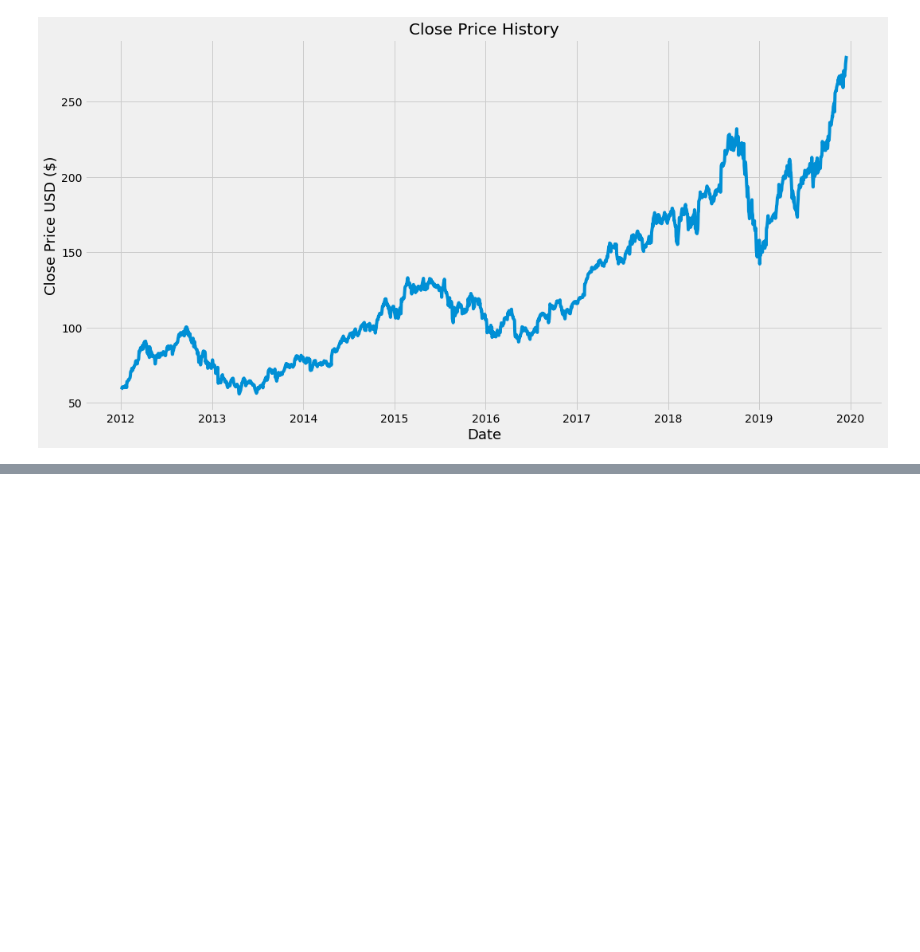
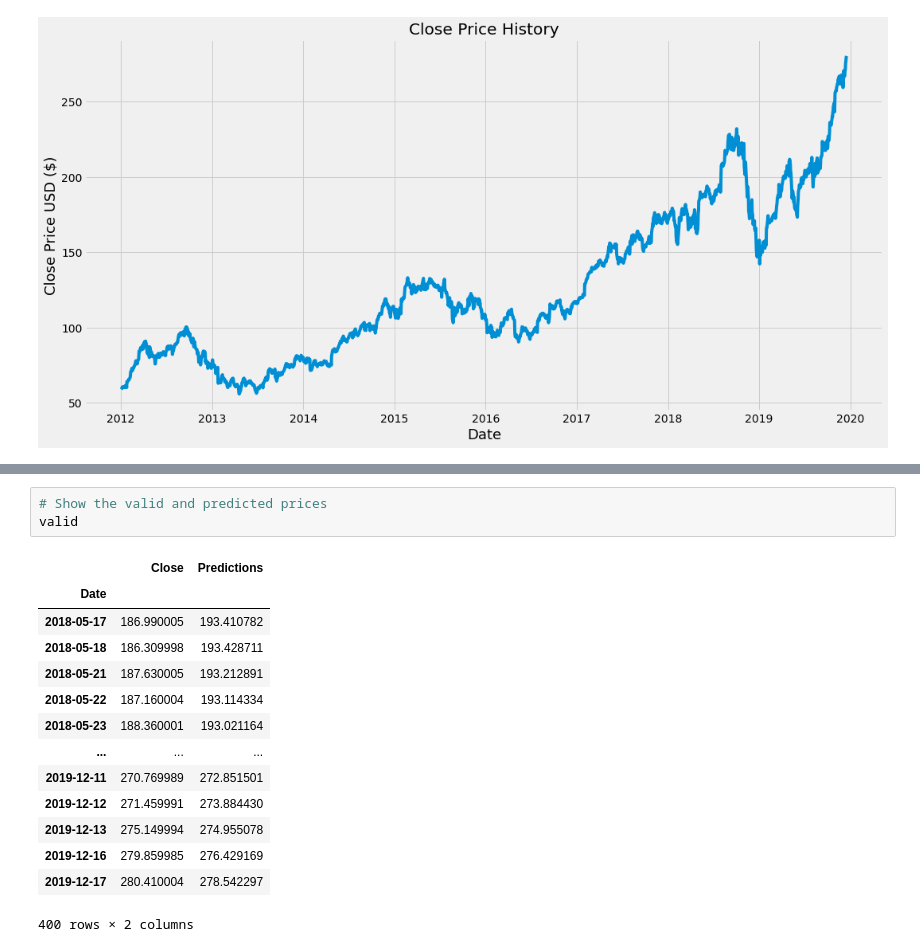
Before and after one commit to patricklee90/AIRAStock, a Jupyter notebook: Tutorial/[Youtube - Computer Science] Stock Tutorial/2- Stock Price Prediction Using Python & Machine Learning/preprocessing.ipynb, the cells around one changed output, grey strips where cells are left out. Cells and saved outputs as stored; diff of their text form; blank space fills up the shorter version.

```diff
--- a/Tutorial/[Youtube - Computer Science] Stock Tutorial/2- Stock Price Prediction Using Python & Machine Learning/preprocessing.ipynb
+++ b/Tutorial/[Youtube - Computer Science] Stock Tutorial/2- Stock Price Prediction Using Python & Machine Learning/preprocessing.ipynb
@@ -49,0 +191,18 @@ plt.show()
+# %%
+# Show the valid and predicted prices
+valid
+# %% [output]
+|  | Close | Predictions |
+| Date |  |  |
+| 2018-05-17 | 186.990005 | 193.410782 |
+| 2018-05-18 | 186.309998 | 193.428711 |
+| 2018-05-21 | 187.630005 | 193.212891 |
+| 2018-05-22 | 187.160004 | 193.114334 |
+| 2018-05-23 | 188.360001 | 193.021164 |
+| ... | ... | ... |
+| 2019-12-11 | 270.769989 | 272.851501 |
+| 2019-12-12 | 271.459991 | 273.884430 |
+| 2019-12-13 | 275.149994 | 274.955078 |
+| 2019-12-16 | 279.859985 | 276.429169 |
+| 2019-12-17 | 280.410004 | 278.542297 |
+400 rows × 2 columns
```
Also changed, not shown: parts of 15 cells of this notebook.
